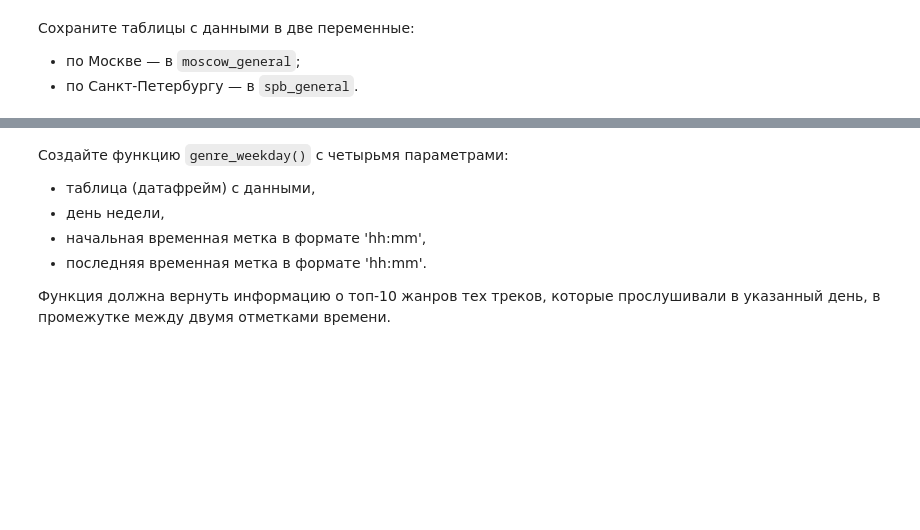
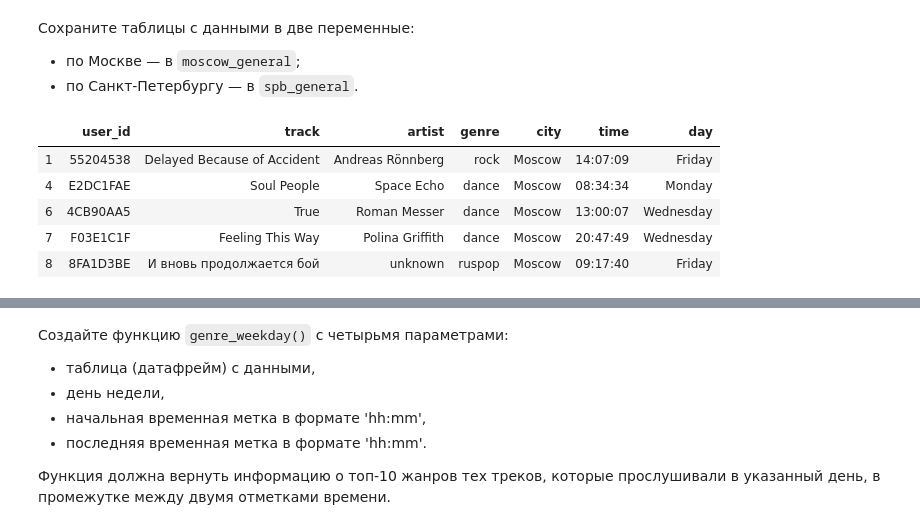
Before and after one commit to arigatory/ds_finals, a Jupyter notebook: sprint1/19d1e770-027a-4013-898f-de09405aebce.ipynb, the cells around one changed output, grey strips where cells are left out. Cells and saved outputs as stored; diff of their text form; code cells hidden in the pictures; blank space fills up the shorter version.

```diff
--- a/sprint1/19d1e770-027a-4013-898f-de09405aebce.ipynb
+++ b/sprint1/19d1e770-027a-4013-898f-de09405aebce.ipynb
@@ -386,6 +432,15 @@ array(['acid', 'acoustic', 'action', 'adult', 'africa', 'afrikaans',
 # %%
 # получение таблицы moscow_general из тех строк таблицы df,
 # для которых значение в столбце 'city' равно 'Moscow'
+moscow_general = df[df['city'] == 'Moscow']
+moscow_general.head(5)
+# %% [output]
+|  | user_id | track | artist | genre | city | time | day |
+| 1 | 55204538 | Delayed Because of Accident | Andreas Rönnberg | rock | Moscow | 14:07:09 | Friday |
+| 4 | E2DC1FAE | Soul People | Space Echo | dance | Moscow | 08:34:34 | Monday |
+| 6 | 4CB90AA5 | True | Roman Messer | dance | Moscow | 13:00:07 | Wednesday |
+| 7 | F03E1C1F | Feeling This Way | Polina Griffith | dance | Moscow | 20:47:49 | Wednesday |
+| 8 | 8FA1D3BE | И вновь продолжается бой | unknown | ruspop | Moscow | 09:17:40 | Friday |
 # %%
 # получение таблицы spb_general из тех строк таблицы df,
 # для которых значение в столбце 'city' равно 'Saint-Petersburg'
```
Also changed, not shown: parts of 21 cells of this notebook, 1 other file.
